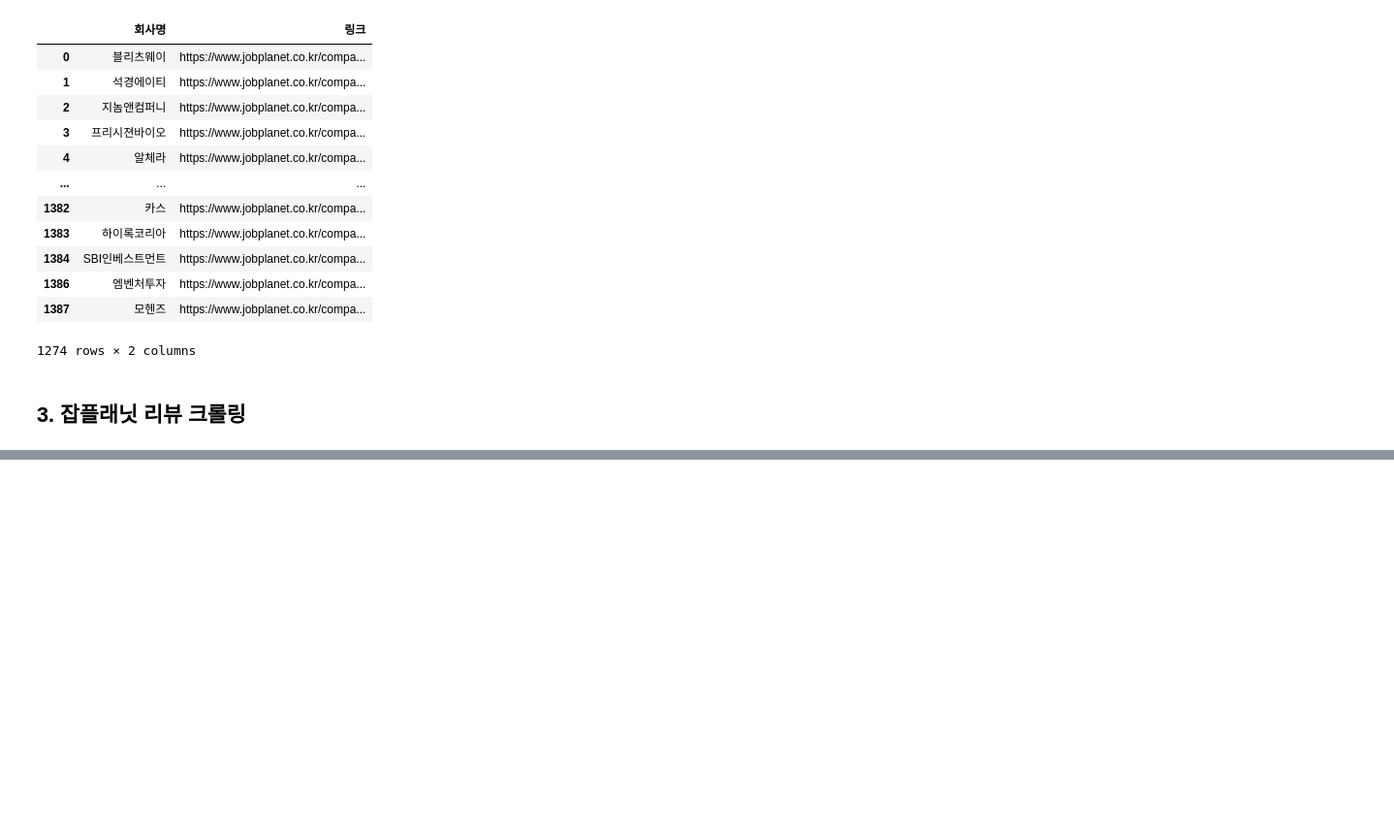
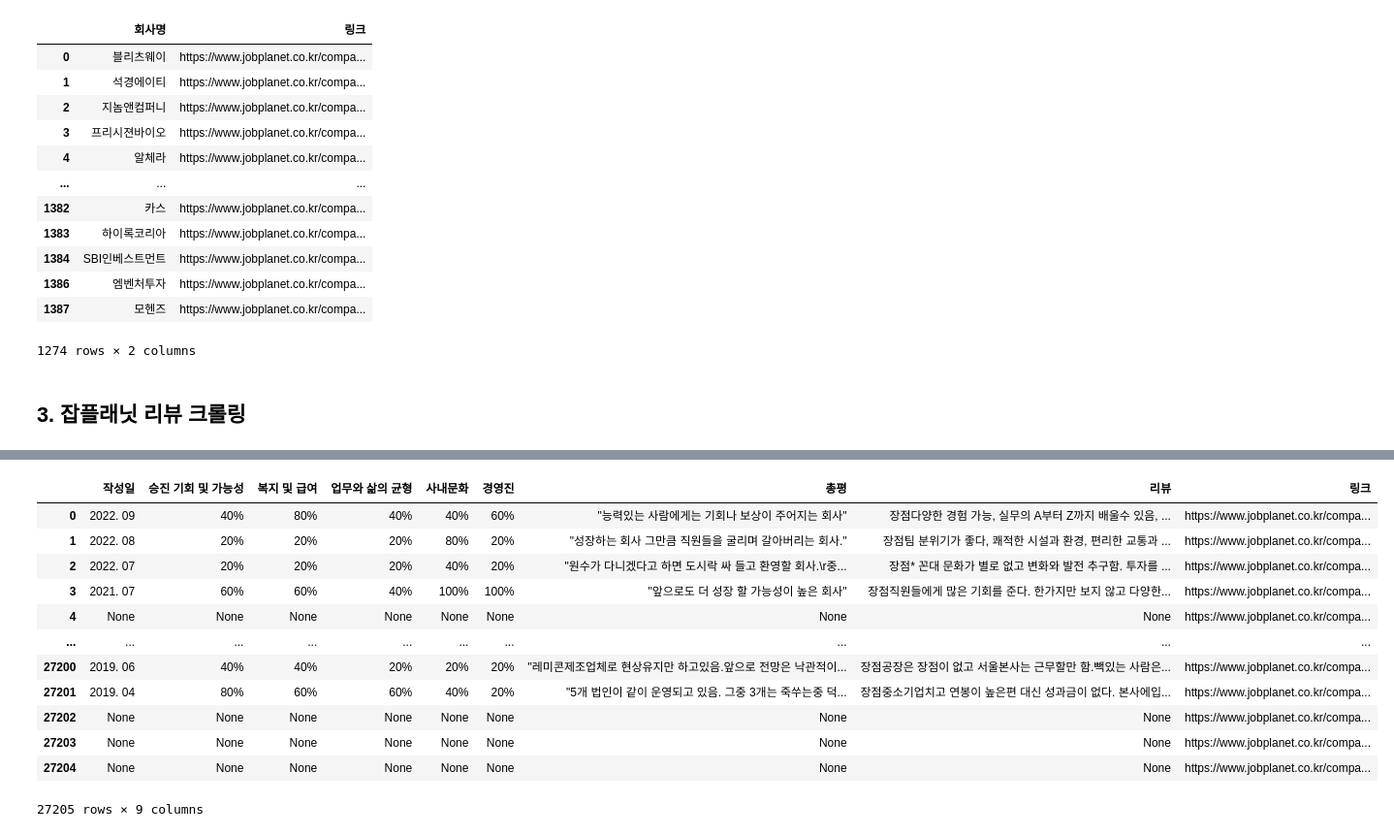
Before and after one commit to March-of-the-Ants/ESG-Rating-System, a Jupyter notebook: crawling/jobplanet/jobplanet_crawling.ipynb, the cells around one changed output, grey strips where cells are left out. Shown at 97% size. Cells and saved outputs as stored; diff of their text form; code cells hidden in the pictures; blank space fills up the shorter version.

Commit message:
Upload scaped jobplanet data

```diff
--- a/crawling/jobplanet/jobplanet_crawling.ipynb
+++ b/crawling/jobplanet/jobplanet_crawling.ipynb
@@ -145,0 +84,59 @@ https://www.jobplanet.co.kr/companies/88595/reviews
+# %%
+LOGIN_INFO ={'user[email]' : 'dnrl52@naver.com',
+             'user[password]' : 'son1403***',
+             'commit' : '로그인'}
+session = requests.session()
+res = session.post('https://www.jobplanet.co.kr/users/sign_in', data = LOGIN_INFO, verify=False)
+res.raise_for_status()
+
+result = []
+for url in tqdm(jobplanet['링크']):
+    print(url)
+    for idx in range(1,6):
+        time.sleep(0.1)
+        params = f'?page={idx}'
+        res = session.get(url+params)
+        try: res.raise_for_status()
+        except: continue
+        soup = bs(res.text, 'lxml')
+        cnt = 0
+        try:
+            if soup.select('div.content_wrap'):
+                reviews = soup.select('div.content_wrap')
+                for review in reviews:
+                    txt1_tags = review.select('span.txt1')
+                    date = txt1_tags[-1].text
+                    title = review.select_one('h2.us_label').text.replace('BEST','').strip()
+                    tclist_tags = review.select('dl.tc_list')
+                    contents = ' '.join([tclist.text.strip() for tclist in tclist_tags]).replace('\n','')
+                    promotion = review.select('.bl_score')[0+cnt]['style'][6:-1]
+                    welfare = review.select('.bl_score')[1+cnt]['style'][6:-1]
+                    balance = review.select('.bl_score')[2+cnt]['style'][6:-1]
+                    culture = review.select('.bl_score')[3+cnt]['style'][6:-1]
+                    management = review.select('.bl_score')[4+cnt]['style'][6:-1]
+                    review = [date, promotion, welfare, balance, culture, management, title, contents, url]
+                    result.append(review)
+                cnt += 5
+            else:
+                result.append([None, None, None, None, None, None, None, None, url])
+        except:
+            print("fail:" + str(idx))
+            pass
+
+jobplanet_review = pd.DataFrame(result, columns=['작성일','승진 기회 및 가능성','복지 및 급여','업무와 삶의 균형','사내문화','경영진','총평','리뷰','링크'])
+
+jobplanet_review
+# %% [output]
+|  | 작성일 | 승진 기회 및 가능성 | 복지 및 급여 | 업무와 삶의 균형 | 사내문화 | 경영진 | 총평 | 리뷰 | 링크 |
+| 0 | 2022. 09 | 40% | 80% | 40% | 40% | 60% | "능력있는 사람에게는 기회나 보상이 주어지는 회사" | 장점다양한 경험 가능, 실무의 A부터 Z까지 배울수 있음, ... | https://www.jobplanet.co.kr/compa... |
+| 1 | 2022. 08 | 20% | 20% | 20% | 80% | 20% | "성장하는 회사 그만큼 직원들을 굴리며 갈아버리는 회사." | 장점팀 분위기가 좋다, 쾌적한 시설과 환경, 편리한 교통과 ... | https://www.jobplanet.co.kr/compa... |
+| 2 | 2022. 07 | 20% | 20% | 20% | 40% | 20% | "원수가 다니겠다고 하면 도시락 싸 들고 환영할 회사.\r중... | 장점* 꼰대 문화가 별로 없고 변화와 발전 추구함. 투자를 ... | https://www.jobplanet.co.kr/compa... |
+| 3 | 2021. 07 | 60% | 60% | 40% | 100% | 100% | "앞으로도 더 성장 할 가능성이 높은 회사" | 장점직원들에게 많은 기회를 준다. 한가지만 보지 않고 다양한... | https://www.jobplanet.co.kr/compa... |
+| 4 | None | None | None | None | None | None | None | None | https://www.jobplanet.co.kr/compa... |
+| ... | ... | ... | ... | ... | ... | ... | ... | ... | ... |
+| 27200 | 2019. 06 | 40% | 40% | 20% | 20% | 20% | "레미콘제조업체로 현상유지만 하고있음.앞으로 전망은 낙관적이... | 장점공장은 장점이 없고 서울본사는 근무할만 함.빽있는 사람은... | https://www.jobplanet.co.kr/compa... |
+| 27201 | 2019. 04 | 80% | 60% | 60% | 40% | 20% | "5개 법인이 같이 운영되고 있음. 그중 3개는 죽쑤는중 덕... | 장점중소기업치고 연봉이 높은편 대신 성과금이 없다. 본사에입... | https://www.jobplanet.co.kr/compa... |
+| 27202 | None | None | None | None | None | None | None | None | https://www.jobplanet.co.kr/compa... |
+| 27203 | None | None | None | None | None | None | None | None | https://www.jobplanet.co.kr/compa... |
+| 27204 | None | None | None | None | None | None | None | None | https://www.jobplanet.co.kr/compa... |
+27205 rows × 9 columns
```
Also changed, not shown: parts of 6 cells of this notebook, 30 other files.
